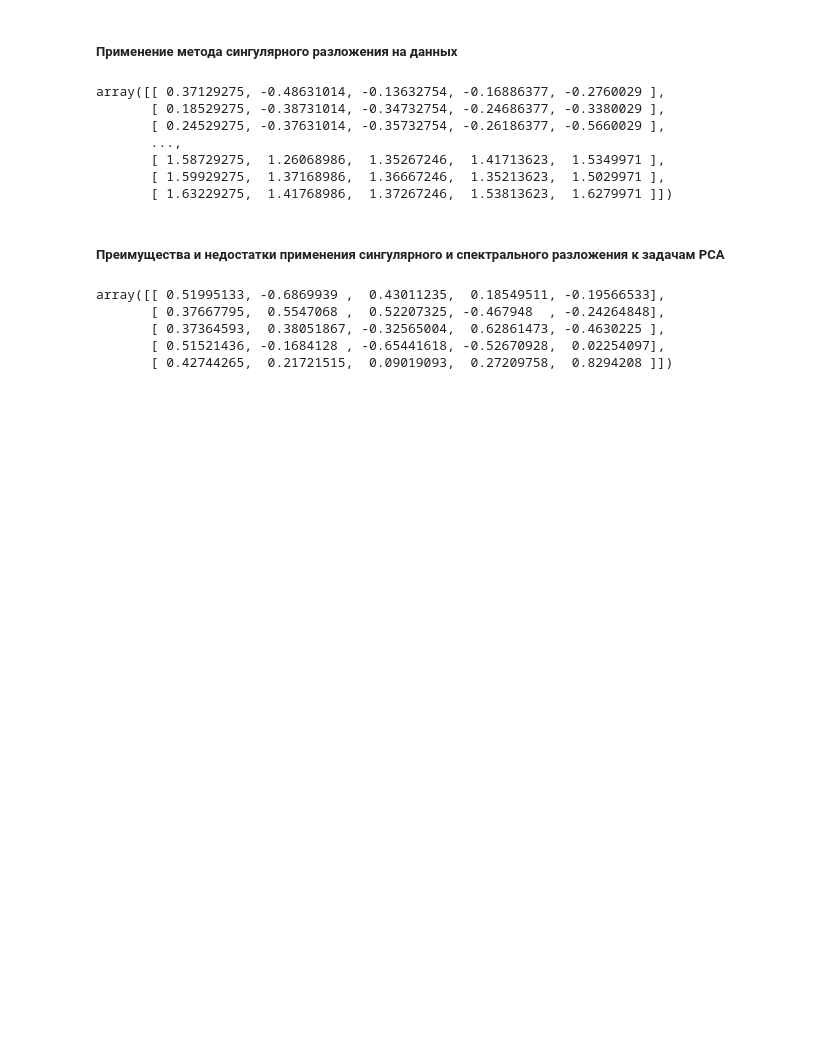
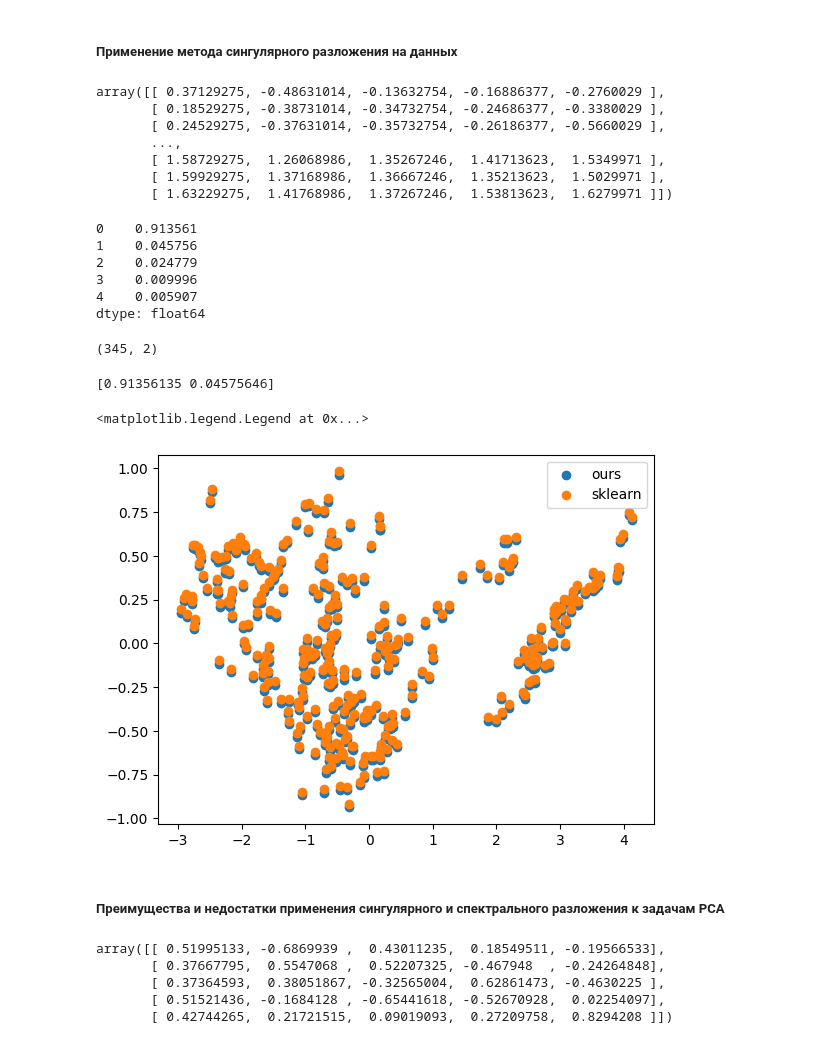
Before and after one commit to SergeyPishchulov/MOMO, a Jupyter notebook: Lab_1-1QR.ipynb, the cells around one changed output. Cells and saved outputs as stored; diff of their text form; code cells hidden in the pictures; blank space fills up the shorter version.

Commit message:
same as sklearn

```diff
--- a/Lab_1-1QR.ipynb
+++ b/Lab_1-1QR.ipynb
@@ -142,3 +135,0 @@ KeyboardInterrupt:
-# %%
-X= centred_data
-svd(quad)[0]
@@ -246,6 +222,59 @@ array([[ 0.37129275, -0.48631014, -0.13632754, -0.16886377, -0.2760029 ],
        [ 1.58729275,  1.26068986,  1.35267246,  1.41713623,  1.5349971 ],
        [ 1.59929275,  1.37168986,  1.36667246,  1.35213623,  1.5029971 ],
        [ 1.63229275,  1.41768986,  1.37267246,  1.53813623,  1.6279971 ]])
+# %%
+from collections import defaultdict
+
+
+def get_pca(x):
+    centered = x - x.mean(axis=0)
+    n, m = centered.shape
+    y = centered/np.sqrt(n-1)
+    _, sigma, vh = svd(y)
+    # print(f'sigma: {sigma}')
+    # c = y.T@y
+    pr_components = vh.T
+    return pr_components
+
+pcs = get_pca(X)
+t = X[0]  # first object
+sum_distances_by_pc = defaultdict(int)
+for pc_num, pc in enumerate(pcs.T):
+    for obj in X:
+        projection = pc@obj
+        sum_distances_by_pc[pc_num] += projection**2
+
+vars = pd.Series(sum_distances_by_pc, index=sorted(list(sum_distances_by_pc.keys())))
+vars /= sum(vars)
+vars
+# %% [output]
+0    0.913561
+1    0.045756
+2    0.024779
+3    0.009996
+4    0.005907
+dtype: float64
+# %%
+selected_pcs = pcs[:, :2]
+# selected_pcs
+transformed = X@selected_pcs
+transformed.shape
+# %% [output]
+(345, 2)
+# %%
+sk_pca = PCA(n_components=2)
+
+sk_pca.fit(X)
+print(sk_pca.explained_variance_ratio_)
+
+sk_transformed = sk_pca.transform(X)
+plt.scatter(x=transformed[:, 0], y=transformed[:, 1])
+plt.scatter(x=sk_transformed[:, 0], y=sk_transformed[:, 1]+0.02)
+plt.legend(['ours', 'sklearn'])
+# %% [output]
+[0.91356135 0.04575646]
+<matplotlib.legend.Legend at 0x...>
+[figure, added]
 # %% [markdown]
 ##### Преимущества и недостатки применения сингулярного и спектрального разложения к задачам PCA
 # %%
```
Also changed, not shown: parts of 8 cells of this notebook, 1 other file.
